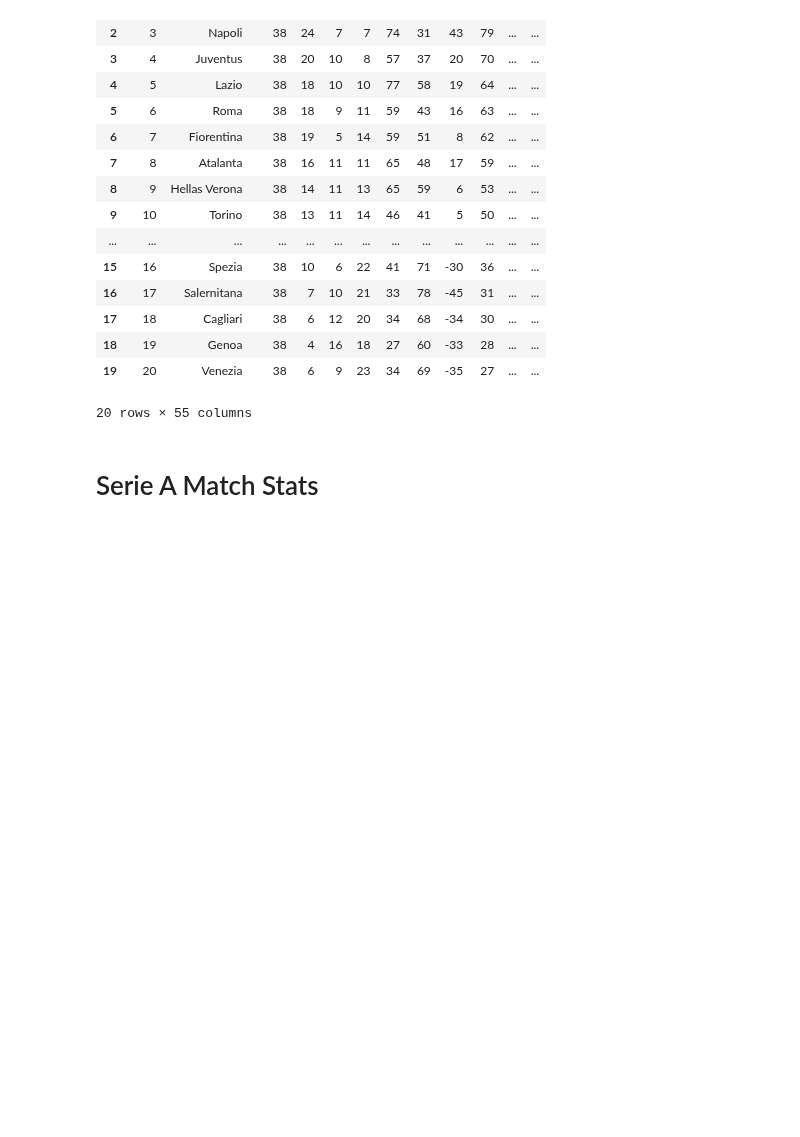
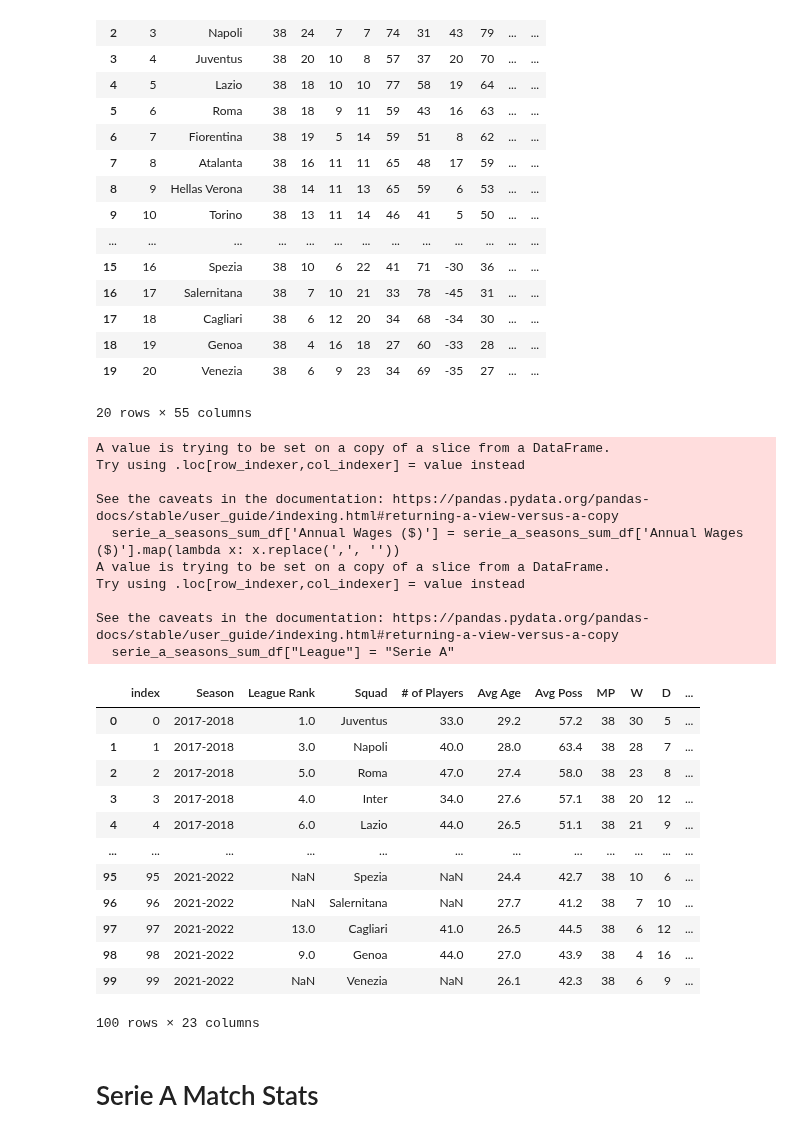
Before and after one commit to GurpreetChugh/Project-Football, a Jupyter notebook: Serie_A.ipynb, the cells around one changed output. Cells and saved outputs as stored; diff of their text form; code cells hidden in the pictures; blank space fills up the shorter version.

Commit message:
fixed wages

```diff
--- a/Serie_A.ipynb
+++ b/Serie_A.ipynb
@@ -205,14 +205,39 @@ serie_a_seasons_sum_df = pd.concat([serie_a_1718_sum_clean_sorted_df, serie_a_18
 # %%
 #  Rearrange Columns and reset index
 serie_a_seasons_sum_df = serie_a_seasons_sum_df[['Season', 'League Rank', 'Squad', '# of Players', 'Avg Age',
                                                  'Avg Poss', 'MP', 'W', 'D', 'L', 'GF', 'GA', 'GD', 'Pts', 'Pts/MP',
                                                  'xG', 'xGA', 'xGD', 'xGD/90', 'Attendance', 'Annual Wages ($)']]
 
-# serie_a_seasons_sum_df['Annual Wages ($)'] = serie_a_seasons_sum_df['Annual Wages ($)'].map(lambda x: x.replace(',', ''))
+serie_a_seasons_sum_df['Annual Wages ($)'] = serie_a_seasons_sum_df['Annual Wages ($)'].map(lambda x: x.replace(',', ''))
 
 
 serie_a_seasons_sum_df["League"] = "Serie A"
 serie_a_seasons_sum_df = serie_a_seasons_sum_df.reset_index()
+serie_a_seasons_sum_df
+# %% [output]
+A value is trying to be set on a copy of a slice from a DataFrame.
+Try using .loc[row_indexer,col_indexer] = value instead
+
+See the caveats in the documentation: https://pandas.pydata.org/pandas-docs/stable/user_guide/indexing.html#returning-a-view-versus-a-copy
+  serie_a_seasons_sum_df['Annual Wages ($)'] = serie_a_seasons_sum_df['Annual Wages ($)'].map(lambda x: x.replace(',', ''))
+A value is trying to be set on a copy of a slice from a DataFrame.
+Try using .loc[row_indexer,col_indexer] = value instead
+
+See the caveats in the documentation: https://pandas.pydata.org/pandas-docs/stable/user_guide/indexing.html#returning-a-view-versus-a-copy
+  serie_a_seasons_sum_df["League"] = "Serie A"
+|  | index | Season | League Rank | Squad | # of Players | Avg Age | Avg Poss | MP | W | D | ... |
+| 0 | 0 | 2017-2018 | 1.0 | Juventus | 33.0 | 29.2 | 57.2 | 38 | 30 | 5 | ... |
+| 1 | 1 | 2017-2018 | 3.0 | Napoli | 40.0 | 28.0 | 63.4 | 38 | 28 | 7 | ... |
+| 2 | 2 | 2017-2018 | 5.0 | Roma | 47.0 | 27.4 | 58.0 | 38 | 23 | 8 | ... |
+| 3 | 3 | 2017-2018 | 4.0 | Inter | 34.0 | 27.6 | 57.1 | 38 | 20 | 12 | ... |
+| 4 | 4 | 2017-2018 | 6.0 | Lazio | 44.0 | 26.5 | 51.1 | 38 | 21 | 9 | ... |
+| ... | ... | ... | ... | ... | ... | ... | ... | ... | ... | ... | ... |
+| 95 | 95 | 2021-2022 | NaN | Spezia | NaN | 24.4 | 42.7 | 38 | 10 | 6 | ... |
+| 96 | 96 | 2021-2022 | NaN | Salernitana | NaN | 27.7 | 41.2 | 38 | 7 | 10 | ... |
+| 97 | 97 | 2021-2022 | 13.0 | Cagliari | 41.0 | 26.5 | 44.5 | 38 | 6 | 12 | ... |
+| 98 | 98 | 2021-2022 | 9.0 | Genoa | 44.0 | 27.0 | 43.9 | 38 | 4 | 16 | ... |
+| 99 | 99 | 2021-2022 | NaN | Venezia | NaN | 26.1 | 42.3 | 38 | 6 | 9 | ... |
+100 rows × 23 columns
 # %% [markdown]
 # Serie A Match Stats
 # %%
```
Also changed, not shown: parts of 1 cell of this notebook, 1 other file.
